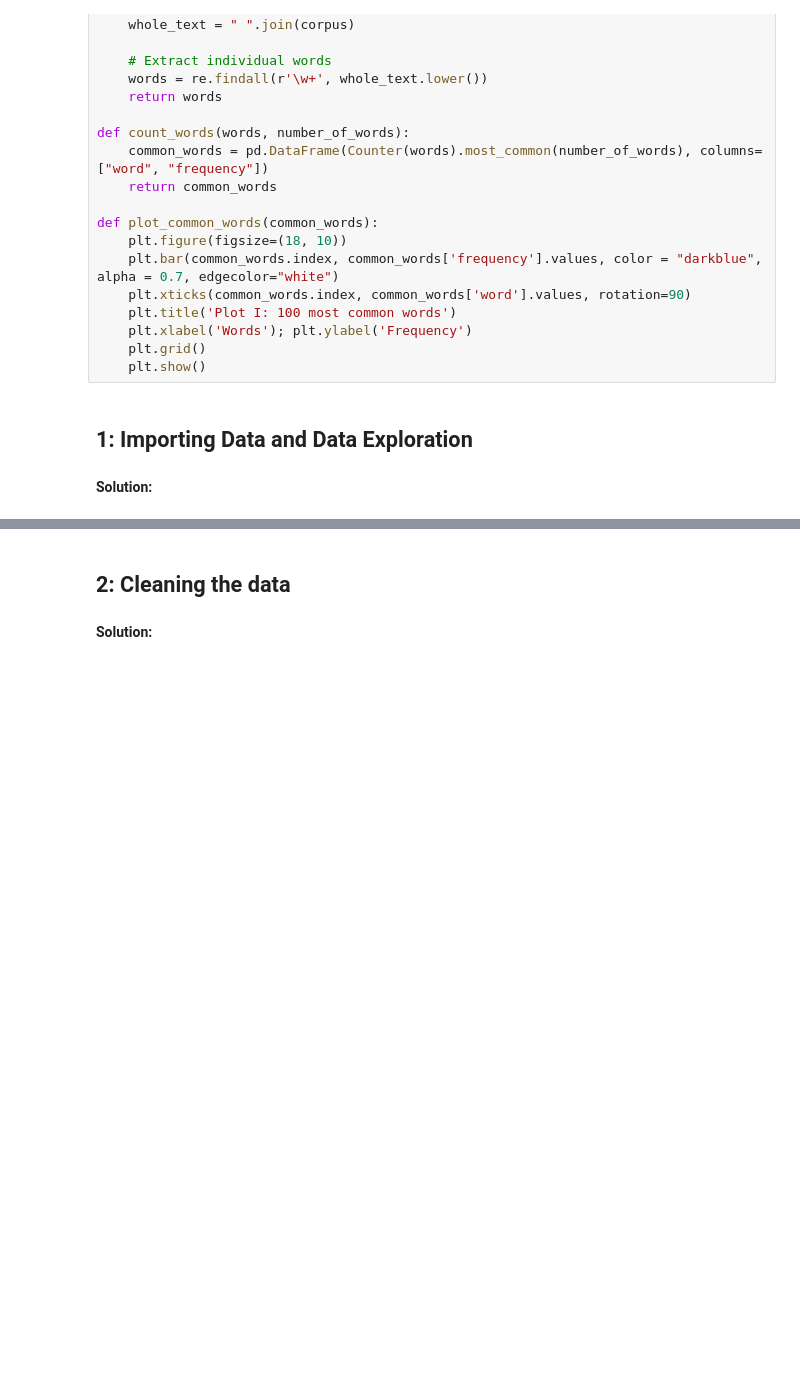
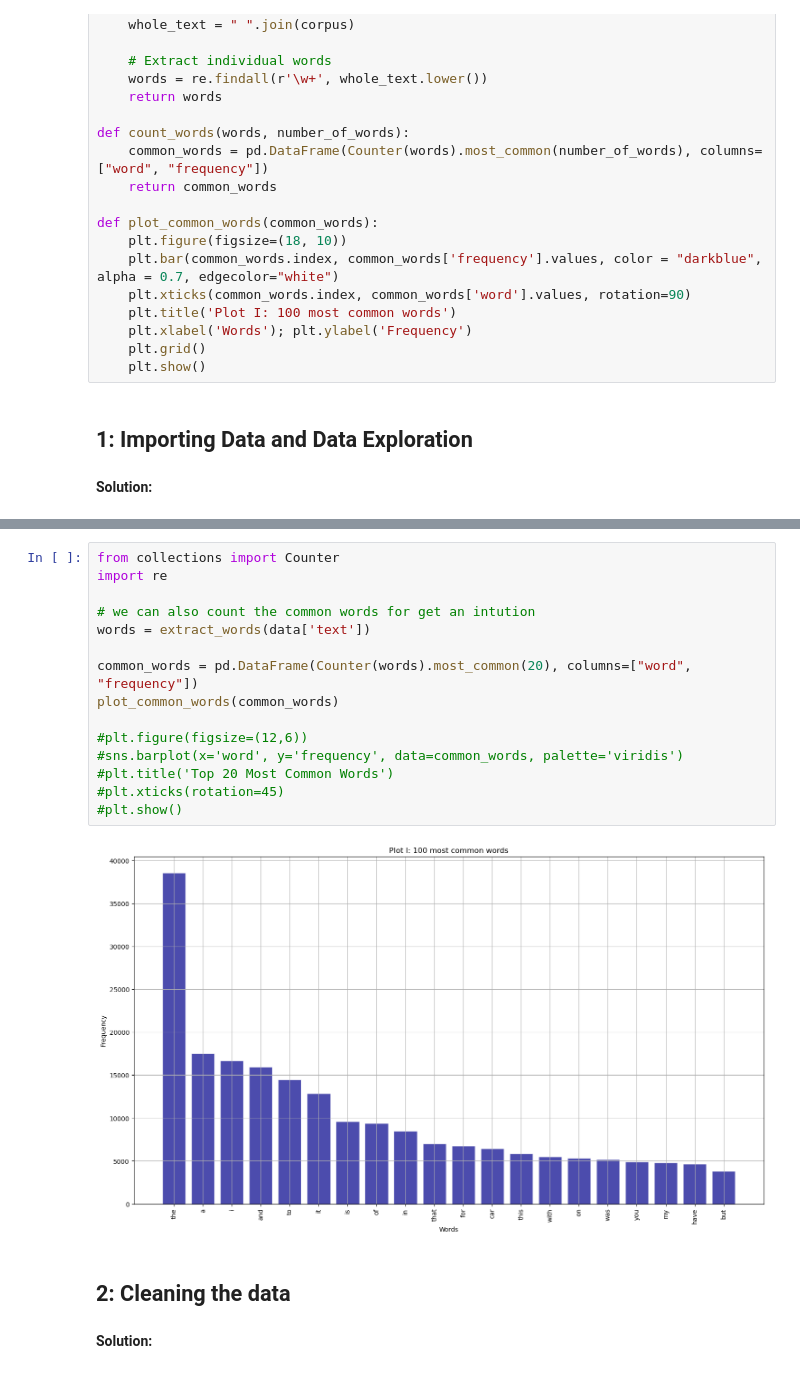
Before and after one commit to beyzoskaya/Data-Science-CS-552, a Jupyter notebook: hw3/Kaya-Beyza-552_HW3.ipynb, the cells around one changed output, grey strips where cells are left out. Drawn from its saved outputs; the diff is of its cells as text; blank space fills up the shorter version.

```diff
--- a/hw3/Kaya-Beyza-552_HW3.ipynb
+++ b/hw3/Kaya-Beyza-552_HW3.ipynb
@@ -503,3 +548,20 @@ def plot_common_words(common_words):
+# %%
+from collections import Counter
+import re
+
+# we can also count the common words for get an intution
+words = extract_words(data['text'])
+
+common_words = pd.DataFrame(Counter(words).most_common(20), columns=["word", "frequency"])
+plot_common_words(common_words)
+
+#plt.figure(figsize=(12,6))
+#sns.barplot(x='word', y='frequency', data=common_words, palette='viridis')
+#plt.title('Top 20 Most Common Words')
+#plt.xticks(rotation=45)
+#plt.show()
+# %% [output]
+[figure, added]
 # %% [markdown]
 ## 2: Cleaning the data
 # %% [markdown]
```
Also changed, not shown: parts of 39 cells of this notebook.
